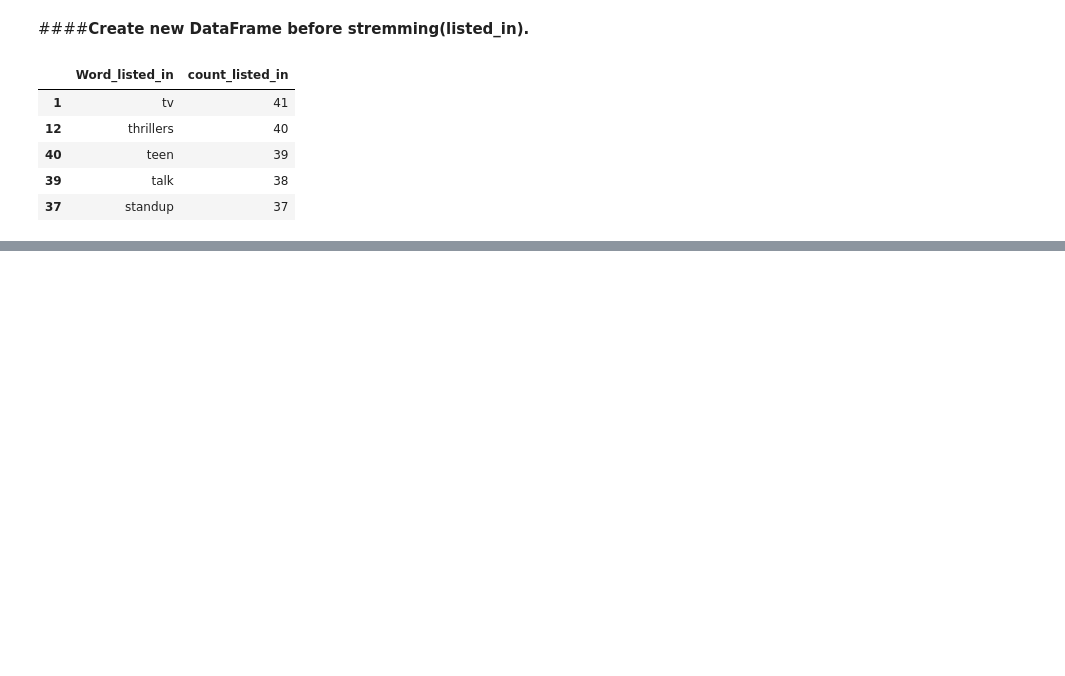
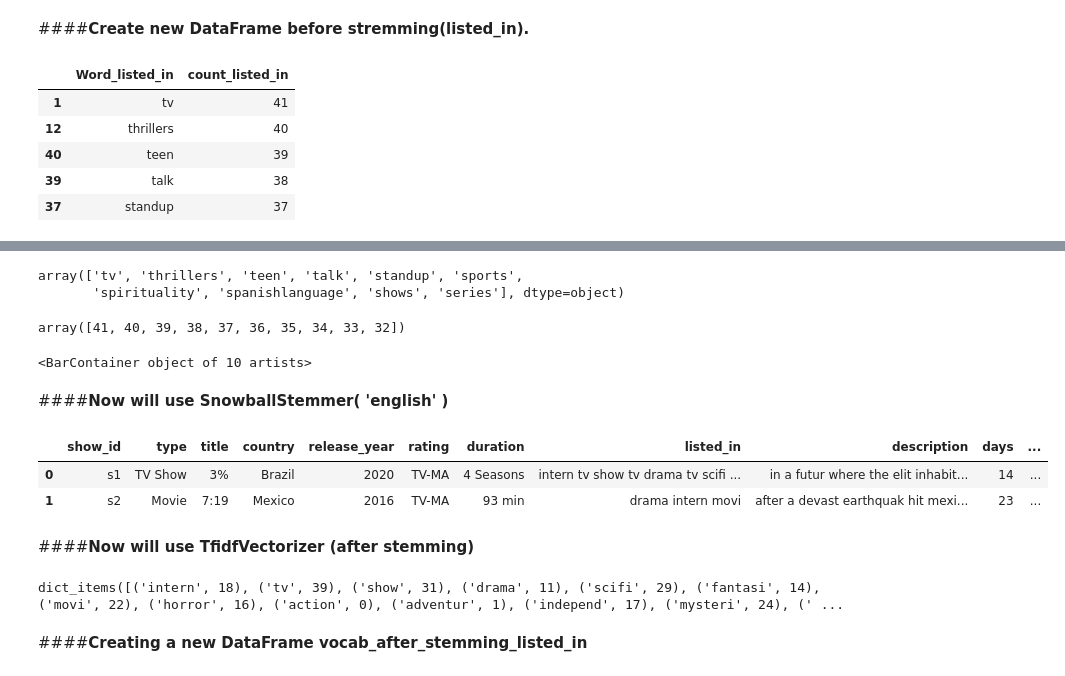
Before and after one commit to DSJibran/NETFLIX-MOVIE-AND-TV-SHOWS, a Jupyter notebook: NETFLIX_MOVIE_AND_TV_SHOWS.ipynb, the cells around one changed output, grey strips where cells are left out. Drawn from its saved outputs; the diff is of its cells as text; code cells hidden in the pictures; blank space fills up the shorter version.

```diff
--- a/NETFLIX_MOVIE_AND_TV_SHOWS.ipynb
+++ b/NETFLIX_MOVIE_AND_TV_SHOWS.ipynb
@@ -982,0 +971,37 @@ listed_in_vocab_before_stem.head()
+# %%
+top_10_most_ocurred_words_listed_in = top_10_most_ocurred_vocab_listed_in['Word_listed_in'].values
+top_10_most_ocurred_words_listed_in
+# %% [output]
+array(['tv', 'thrillers', 'teen', 'talk', 'standup', 'sports',
+       'spirituality', 'spanishlanguage', 'shows', 'series'], dtype=object)
+# %%
+top_10_most_ocurred_count_listed_in = top_10_most_ocurred_vocab_listed_in['count_listed_in'].values
+top_10_most_ocurred_count_listed_in
+# %% [output]
+array([41, 40, 39, 38, 37, 36, 35, 34, 33, 32])
+# %%
+plt.figure( figsize = ( 10,6 ))
+plt.barh(top_10_most_ocurred_words_listed_in,top_10_most_ocurred_count_listed_in)
+# %% [output]
+<BarContainer object of 10 artists>
+# %% [markdown]
+####**Now will use SnowballStemmer( 'english' )**
+# %%
+netflix_cp['listed_in'] = netflix_cp['listed_in'].apply(Apply_stemming)
+netflix_cp.head(2)
+# %% [output]
+|  | show_id | type | title | country | release_year | rating | duration | listed_in | description | days | ... |
+| 0 | s1 | TV Show | 3% | Brazil | 2020 | TV-MA | 4 Seasons | intern tv show tv drama tv scifi ... | in a futur where the elit inhabit... | 14 | ... |
+| 1 | s2 | Movie | 7:19 | Mexico | 2016 | TV-MA | 93 min | drama intern movi | after a devast earthquak hit mexi... | 23 | ... |
+# %% [markdown]
+####**Now will use TfidfVectorizer (after stemming)**
+# %%
+# Create the object of tfid vectorizer
+tfid_vector_listed_in = TfidfVectorizer()
+tfid_vector_listed_in.fit(netflix_cp['listed_in'])
+
+# Collect the vocabulary items used in the vectorizer
+dictionary = tfid_vector_listed_in.vocabulary_.items()
+dictionary
+# %% [output]
+dict_items([('intern', 18), ('tv', 39), ('show', 31), ('drama', 11), ('scifi', 29), ('fantasi', 14), ('movi', 22), ('horror', 16), ('action', 0), ('adventur', 1), ('independ', 17), ('mysteri', 24), (' ...
@@ -982,0 +1016,2 @@ listed_in_vocab_before_stem.head()
+# %% [markdown]
+####**Creating a new DataFrame vocab_after_stemming_listed_in**
```
Also changed, not shown: parts of 52 cells of this notebook.
